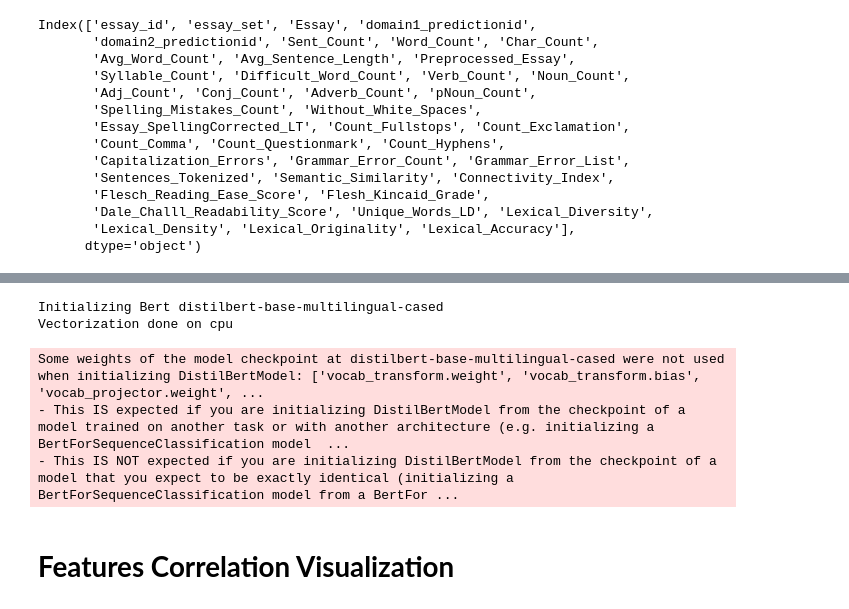
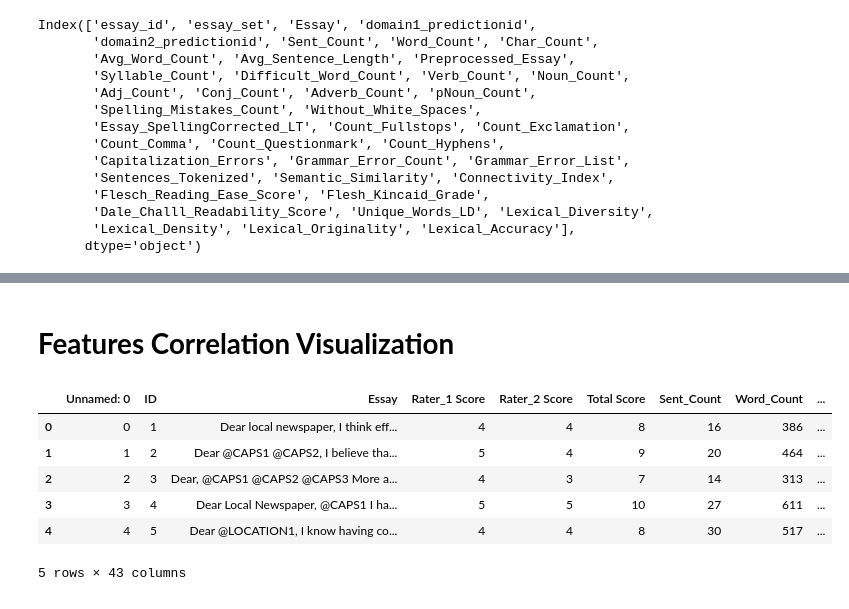
Before and after one commit to mustafabawany/IntelliTech, a Jupyter notebook: Feature_Engineering.ipynb, the cells around one changed output, grey strips where cells are left out. Cells and saved outputs as stored; diff of their text form; code cells hidden in the pictures.

```diff
--- a/Feature_Engineering.ipynb
+++ b/Feature_Engineering.ipynb
@@ -1302,29 +1408,14 @@ from sent2vec.vectorizer import Vectorizer
-# %%
-# Extracting Sentences
-vectorizer = Vectorizer(pretrained_weights = 'distilbert-base-multilingual-cased')
-
-def Extract_Sentences(Essay):
-  # print(Essay)
-  sentences = sent_tokenize(Essay)
-  return sentences
-
-def Apply_Embedding(Sentences):
-  vectorizer.run(Sentences, remove_stop_words=['not'], add_stop_words=[])
-  vectors_w2v = vectorizer.vectors
-  distances = []
-  for i in range(len(vectors_w2v) - 1):
-    distances.append(spatial.distance.cosine(vectors_w2v[i], vectors_w2v[i+1]))
-  Average = sum(distances) / len(distances)
-
-  return Average
-# %% [output]
-Initializing Bert distilbert-base-multilingual-cased
-Vectorization done on cpu
-Some weights of the model checkpoint at distilbert-base-multilingual-cased were not used when initializing DistilBertModel: ['vocab_transform.weight', 'vocab_transform.bias', 'vocab_projector.weight', ...
-- This IS expected if you are initializing DistilBertModel from the checkpoint of a model trained on another task or with another architecture (e.g. initializing a BertForSequenceClassification model  ...
-- This IS NOT expected if you are initializing DistilBertModel from the checkpoint of a model that you expect to be exactly identical (initializing a BertForSequenceClassification model from a BertFor ...
 # %% [markdown]
 # **Features Correlation Visualization**
 # %%
-Data_Essay_01_Features = pd.read_csv("/content/drive/MyDrive/IntelliTech-DataSet/EssaySet01_Features.csv")
+# Data_Essay_01_Features = pd.read_csv("/content/drive/MyDrive/IntelliTech-DataSet/EssaySet01_Features.csv")
+Data_Essay_01_Features = pd.read_csv("EssaySet01_Features.csv");
 Data_Essay_01_Features.head()
+# %% [output]
+|  | Unnamed: 0 | ID | Essay | Rater_1 Score | Rater_2 Score | Total Score | Sent_Count | Word_Count | ... |
+| 0 | 0 | 1 | Dear local newspaper, I think eff... | 4 | 4 | 8 | 16 | 386 | ... |
+| 1 | 1 | 2 | Dear @CAPS1 @CAPS2, I believe tha... | 5 | 4 | 9 | 20 | 464 | ... |
+| 2 | 2 | 3 | Dear, @CAPS1 @CAPS2 @CAPS3 More a... | 4 | 3 | 7 | 14 | 313 | ... |
+| 3 | 3 | 4 | Dear Local Newspaper, @CAPS1 I ha... | 5 | 5 | 10 | 27 | 611 | ... |
+| 4 | 4 | 5 | Dear @LOCATION1, I know having co... | 4 | 4 | 8 | 30 | 517 | ... |
+5 rows × 43 columns
```
Also changed, not shown: parts of 27 cells of this notebook, 4 other files.
